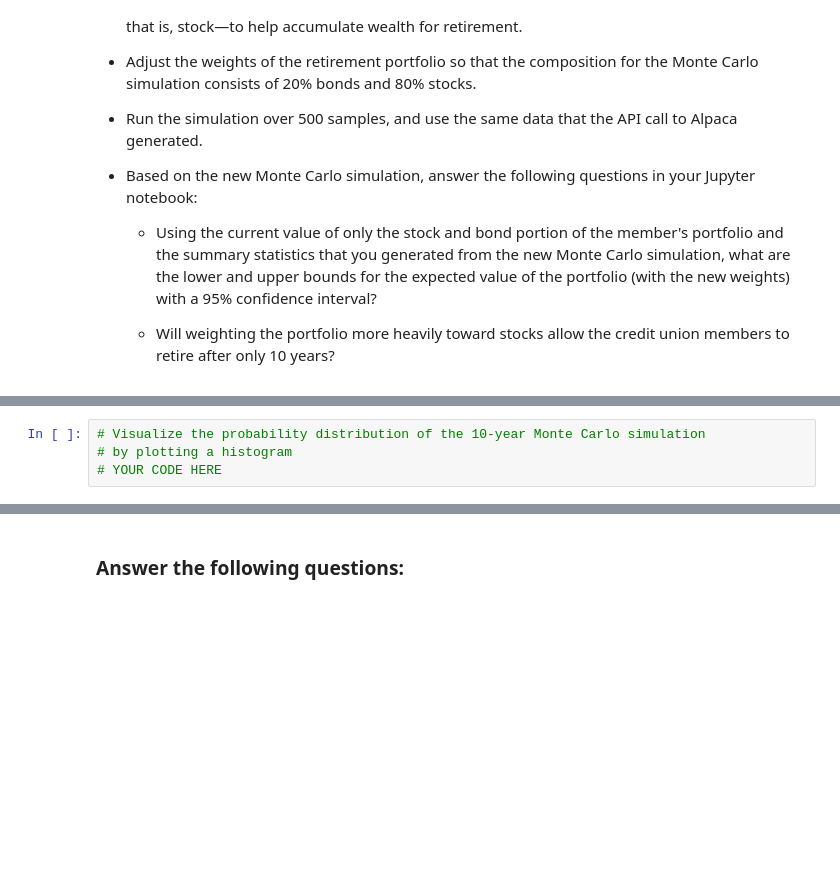
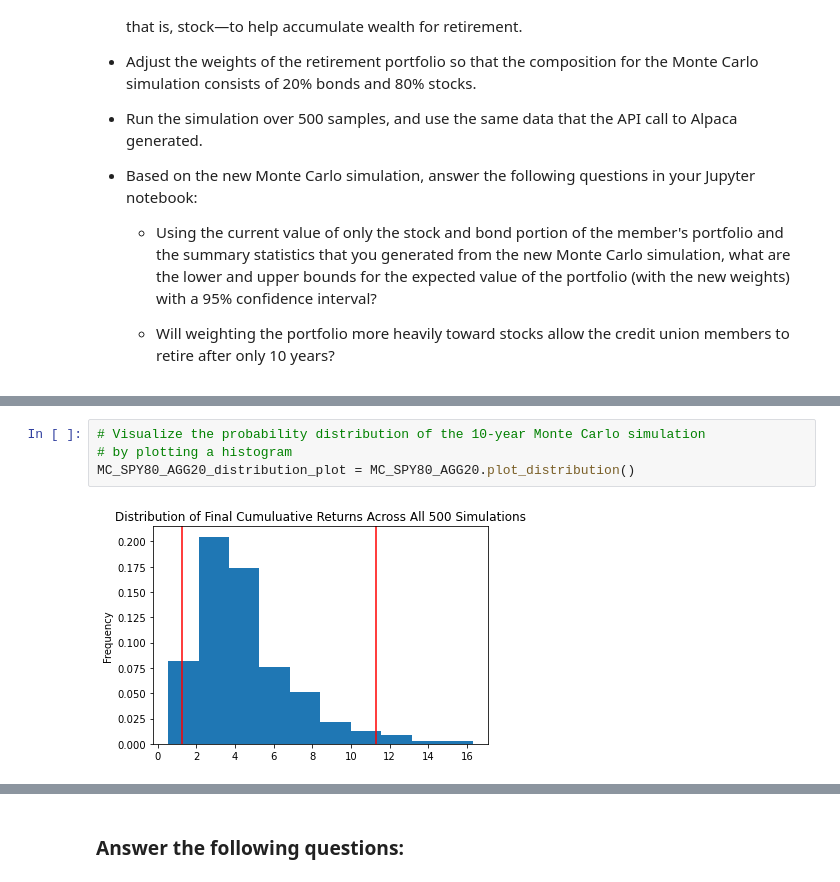
Before and after one commit to chdi2942/Financial_Planning_Tool, a Jupyter notebook: financial_planning_tools.ipynb, the cells around one changed output, grey strips where cells are left out. Drawn from its saved outputs; the diff is of its cells as text; blank space fills up the shorter version.

```diff
--- a/financial_planning_tools.ipynb
+++ b/financial_planning_tools.ipynb
@@ -525,7 +679,9 @@ For this new Monte Carlo simulation, do the following:
 # %%
 # Visualize the probability distribution of the 10-year Monte Carlo simulation
 # by plotting a histogram
-# YOUR CODE HERE
+MC_SPY80_AGG20_distribution_plot = MC_SPY80_AGG20.plot_distribution()
+# %% [output]
+[figure, added]
 # %%
 # Generate summary statistics from the 10-year Monte Carlo simulation results
 # Save the results as a variable
```
Also changed, not shown: parts of 30 cells of this notebook.
